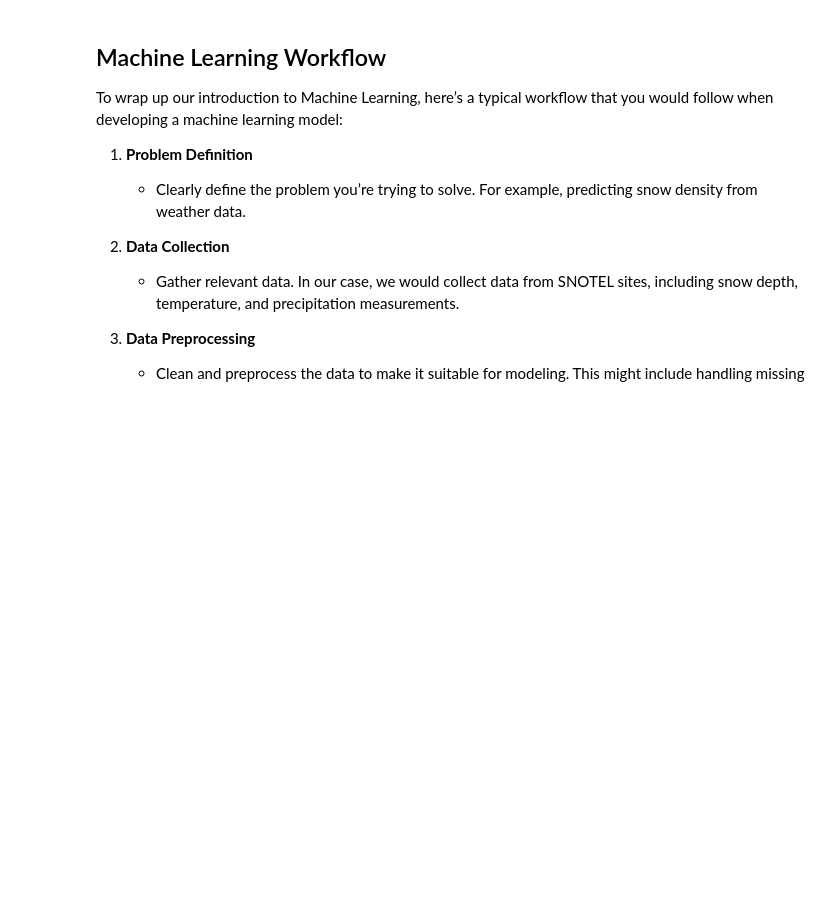
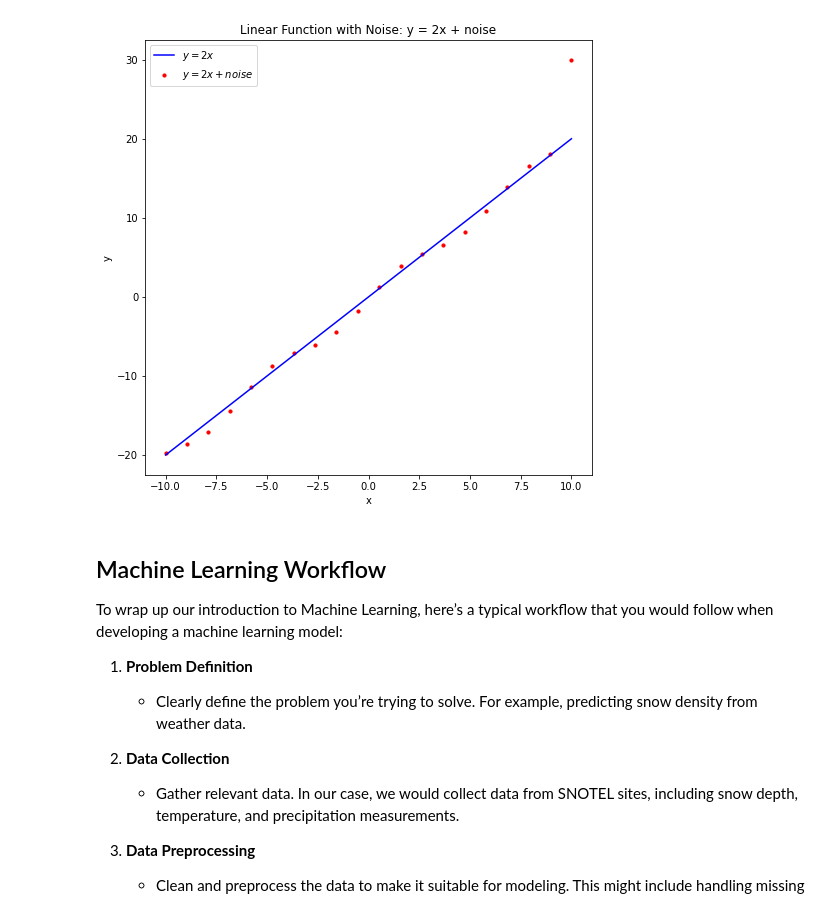
Before and after one commit to eviofekeze/geoph_ml_dl_session, a Jupyter notebook: 00_ML_refresher.ipynb, the cells around one changed output. Cells and saved outputs as stored; diff of their text form; code cells hidden in the pictures; blank space fills up the shorter version.

```diff
--- a/00_ML_refresher.ipynb
+++ b/00_ML_refresher.ipynb
@@ -102,3 +137,19 @@ We're predicting snow density - a continuous value.
+# %%
+x_values = np.linspace(-10, 10, 20)
+y_values = linear_function(x = x_values)
+y_with_noise = linear_function(x=x_values, noise = True)
+y_with_noise[-1] = 30
+
+plt.figure(figsize=(8,8))
+plt.plot(x_values, y_values, label=r'$y = 2x$', color='blue')
+plt.scatter(x_values, y_with_noise, label=r'$y = 2x + noise$', color='red', s=10)
+plt.title('Linear Function with Noise: y = 2x + noise')
+plt.xlabel('x')
+plt.ylabel('y')
+plt.legend()
+plt.show()
+# %% [output]
+[figure, added]
 # %% [markdown]
 ## Machine Learning Workflow
 
```
Also changed, not shown: parts of 5 cells of this notebook, 1 other file.
